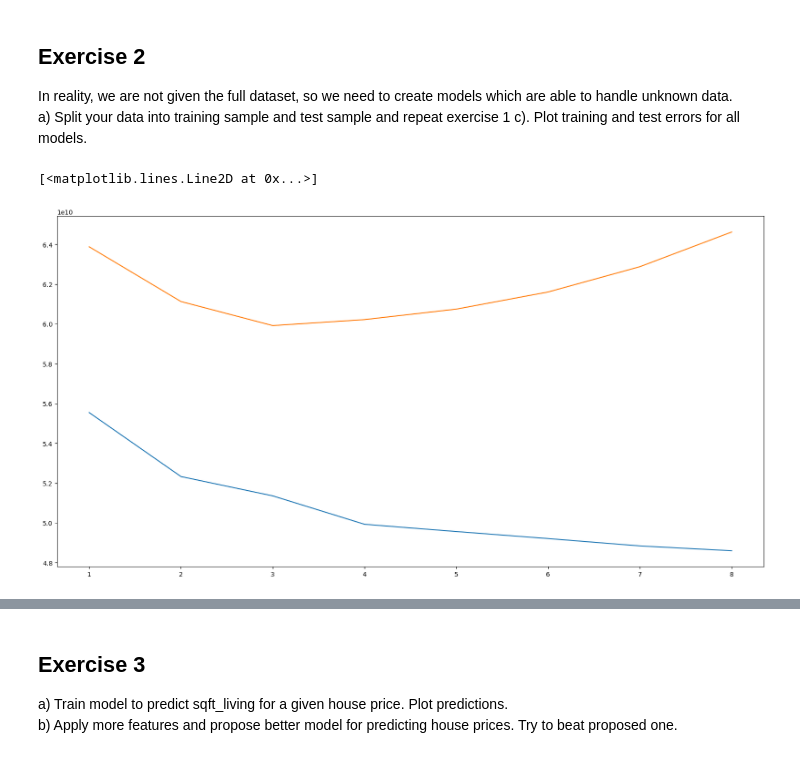
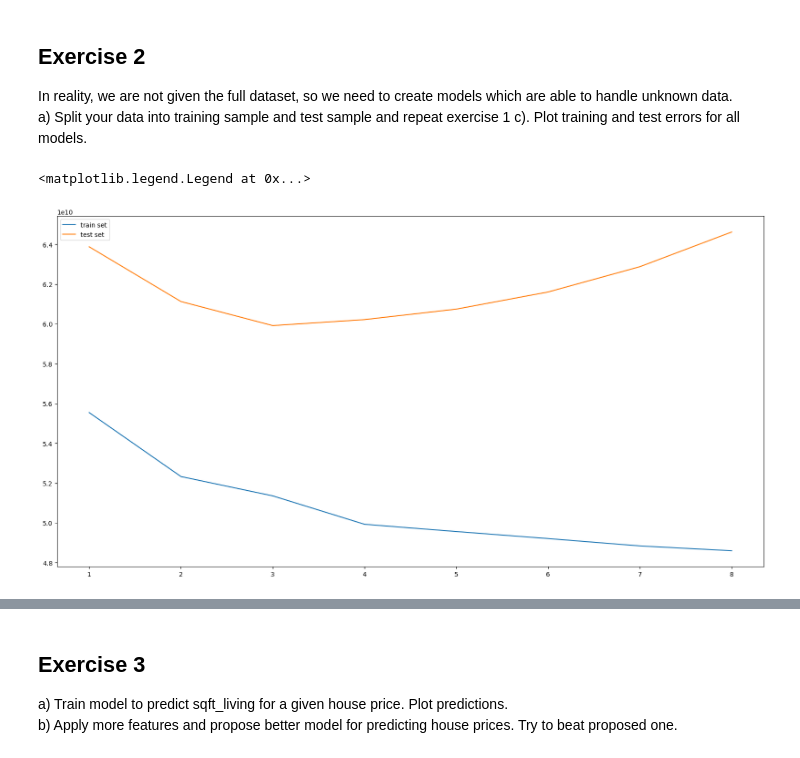
Before and after one commit to Shintenza/data-science-lectures, a Jupyter notebook: task_2/assignment_2.ipynb, the cells around one changed output, grey strips where cells are left out. Saved outputs shown, nothing was run; the diff lists cells and outputs as text; code cells hidden in the pictures.

```diff
--- a/task_2/assignment_2.ipynb
+++ b/task_2/assignment_2.ipynb
@@ -80,26 +100,27 @@ a) Split your data into training sample and test sample and repeat exercise 1 c)
 # %%
 #a)
 
 mean_train = []
 mean_test = []
 
 for order in range(1,9):
     poly = PolynomialFeatures(order, include_bias=False)
     X_order = poly.fit_transform(x)
 
     X_train, X_test, y_train, y_test = train_test_split(X_order, y, test_size=0.3, random_state=44)
 
     model.fit(X_train, y_train)
 
     y_predicted = model.predict(X_train)
     mean_train.append(mean_squared_error(y_train, y_predicted))
 
     y_predicted = model.predict(X_test)
     mean_test.append(mean_squared_error(y_test, y_predicted))
 
 fig, ax = plt.subplots(figsize=(20, 10))
-ax.plot(degree, mean_train)
-ax.plot(degree, mean_test)
+ax.plot(degree, mean_train, label='train set')
+ax.plot(degree, mean_test, label='test set')
+ax.legend()
 # %% [output]
-[<matplotlib.lines.Line2D at 0x...>]
+<matplotlib.legend.Legend at 0x...>
-[figure, old version]
+[figure, new version]
```
Also changed, not shown: parts of 14 cells of this notebook.
